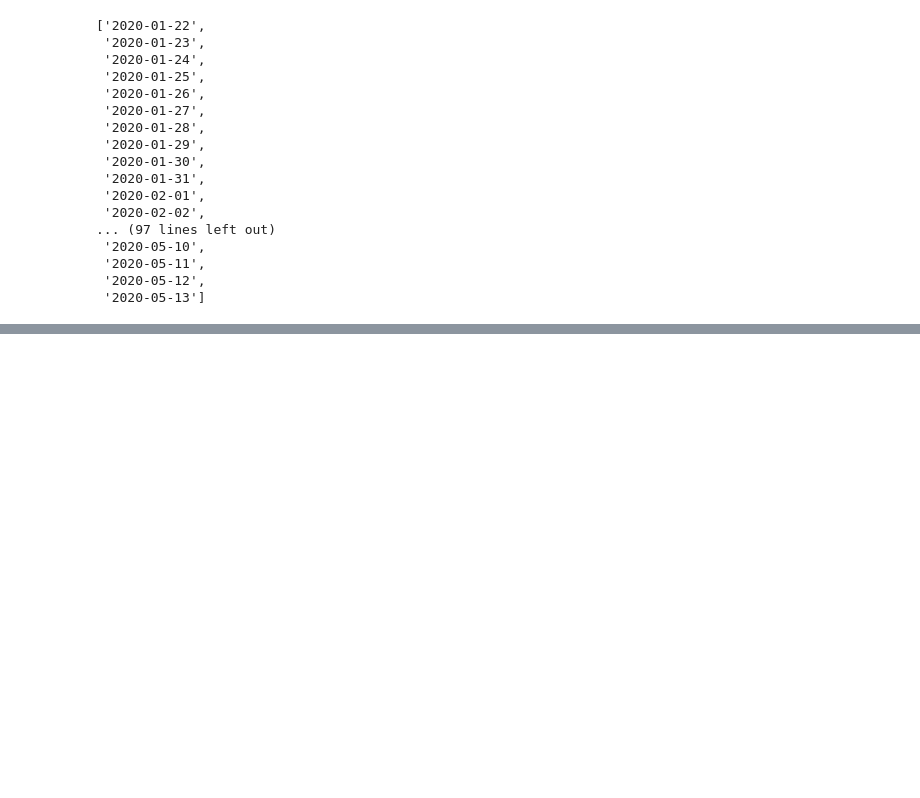
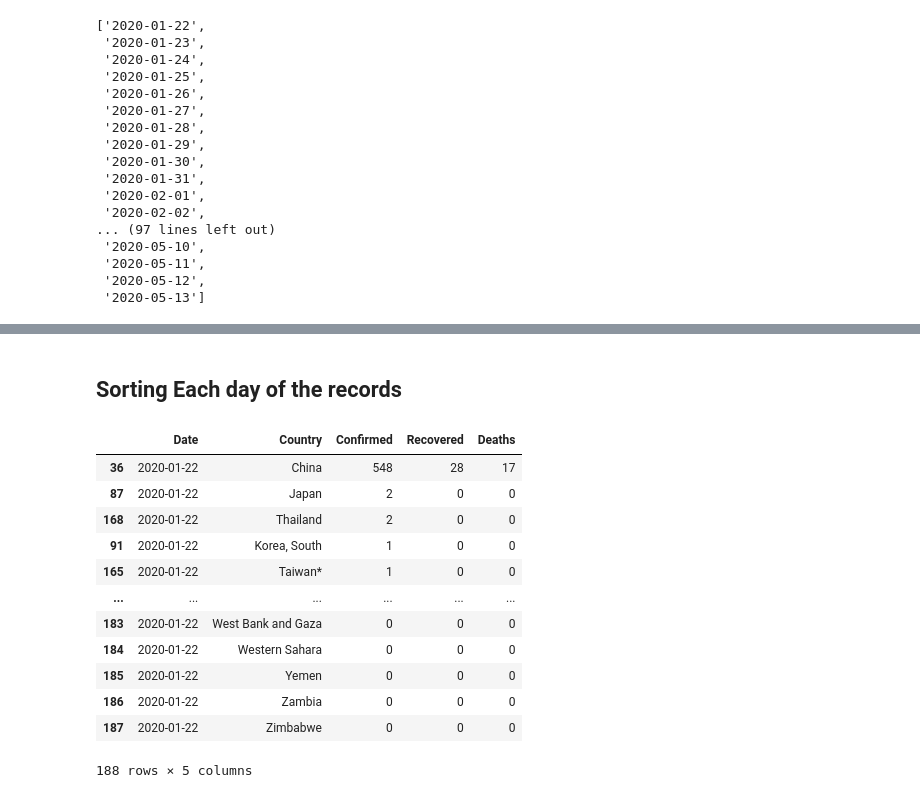
Before and after one commit to Abdullah-Alrefaey/COVID19-Visualizations, a Jupyter notebook: playground/dataReforming.ipynb, the cells around one changed output, grey strips where cells are left out. Drawn from its saved outputs; the diff is of its cells as text; code cells hidden in the pictures; blank space fills up the shorter version.

```diff
--- a/playground/dataReforming.ipynb
+++ b/playground/dataReforming.ipynb
@@ -109,0 +135,20 @@ data_agg.loc
+# %% [markdown]
+## Sorting Each day of the records
+# %%
+# Sorting each date on it`s own
+sorteddata = data_agg[data_agg[date_index].str.contains(dates[0])].sort_values(by=list(data_agg.columns[2:]), ascending= False)
+sorteddata
+# %% [output]
+|  | Date | Country | Confirmed | Recovered | Deaths |
+| 36 | 2020-01-22 | China | 548 | 28 | 17 |
+| 87 | 2020-01-22 | Japan | 2 | 0 | 0 |
+| 168 | 2020-01-22 | Thailand | 2 | 0 | 0 |
+| 91 | 2020-01-22 | Korea, South | 1 | 0 | 0 |
+| 165 | 2020-01-22 | Taiwan* | 1 | 0 | 0 |
+| ... | ... | ... | ... | ... | ... |
+| 183 | 2020-01-22 | West Bank and Gaza | 0 | 0 | 0 |
+| 184 | 2020-01-22 | Western Sahara | 0 | 0 | 0 |
+| 185 | 2020-01-22 | Yemen | 0 | 0 | 0 |
+| 186 | 2020-01-22 | Zambia | 0 | 0 | 0 |
+| 187 | 2020-01-22 | Zimbabwe | 0 | 0 | 0 |
+188 rows × 5 columns
```
Also changed, not shown: parts of 14 cells of this notebook, 2 other files.
